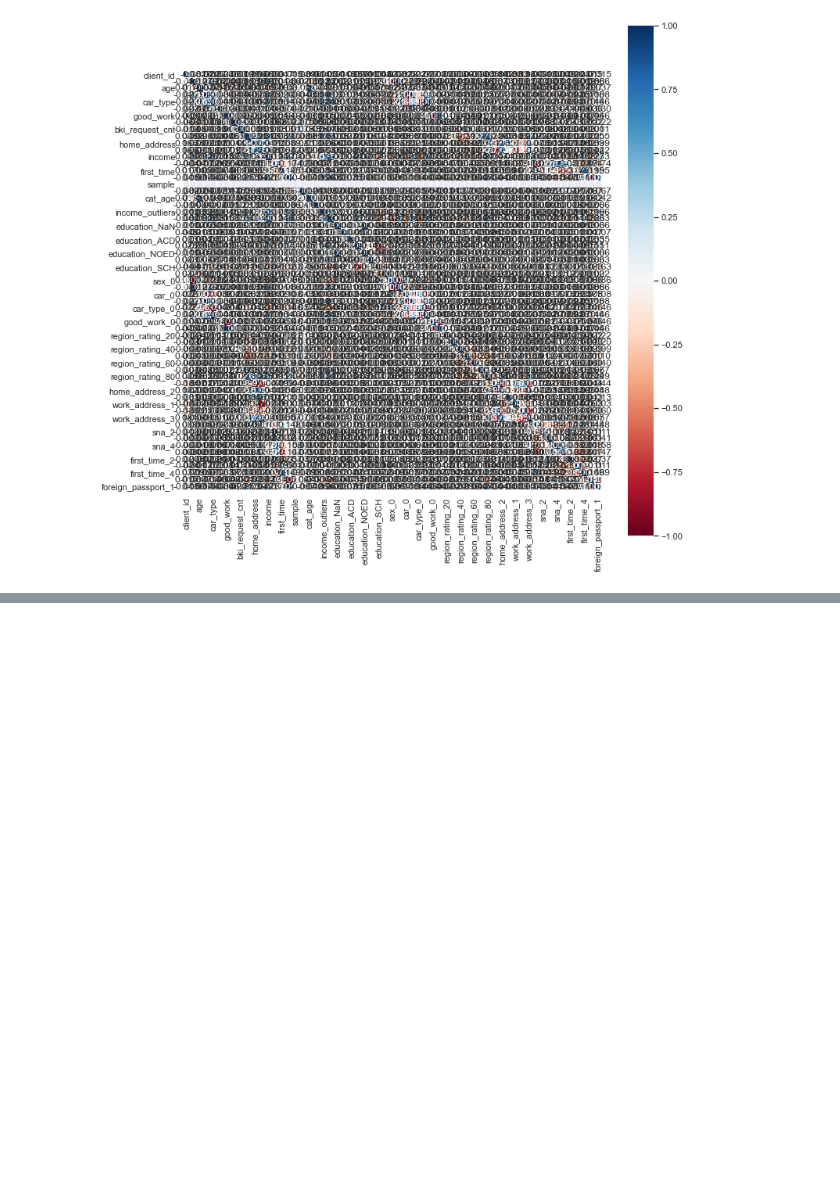
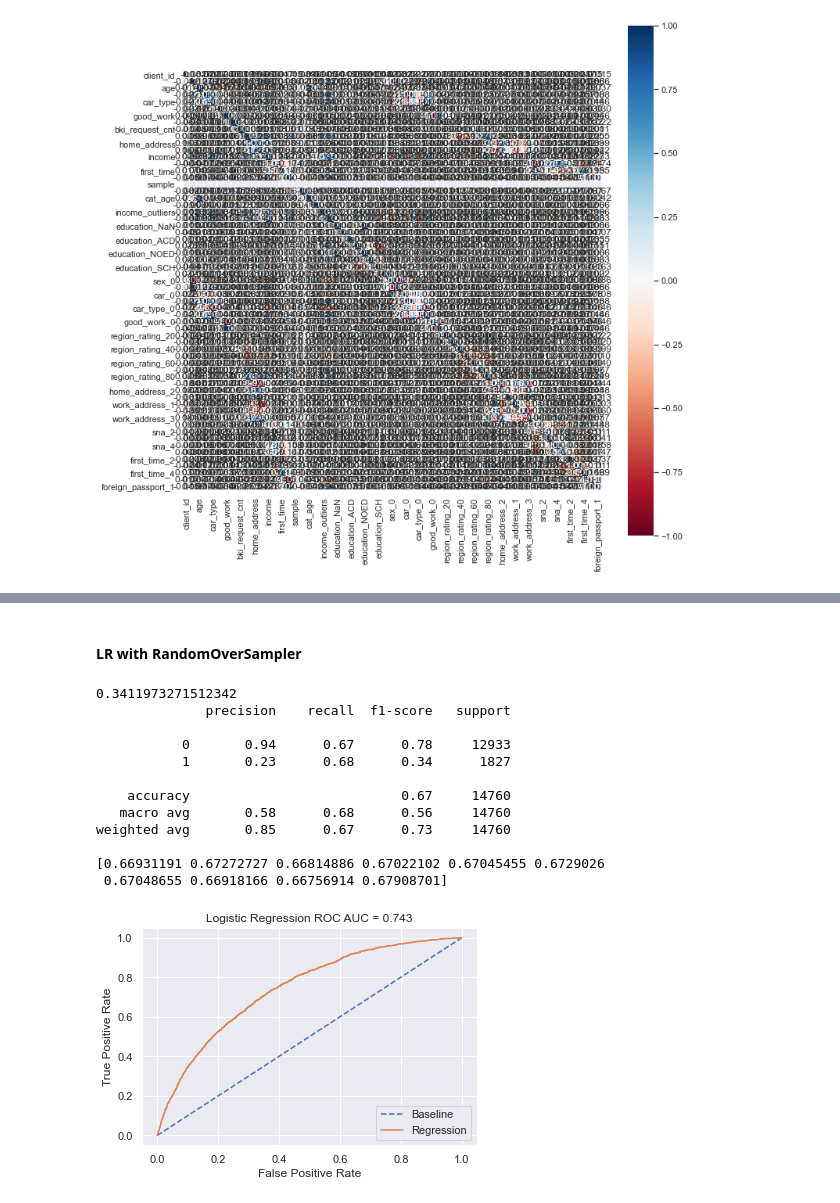
Before and after one commit to MichaelDockers/skillfactory_rds, a Jupyter notebook: module_5/Scoring_Project_Module_5.ipynb, the cells around one changed output, grey strips where cells are left out. Drawn from its saved outputs; the diff is of its cells as text; code cells hidden in the pictures; blank space fills up the shorter version.

```diff
--- a/module_5/Scoring_Project_Module_5.ipynb
+++ b/module_5/Scoring_Project_Module_5.ipynb
@@ -894,0 +826,18 @@ weighted avg       0.85      0.67      0.73     14760
+# %% [markdown]
+#### LR with RandomOverSampler
+# %%
+model(X_train_ros, X_valid, y_train_ros, y_valid)
+# %% [output]
+0.3411973271512342
+              precision    recall  f1-score   support
+
+           0       0.94      0.67      0.78     12933
+           1       0.23      0.68      0.34      1827
+
+    accuracy                           0.67     14760
+   macro avg       0.58      0.68      0.56     14760
+weighted avg       0.85      0.67      0.73     14760
+
+[0.66931191 0.67272727 0.66814886 0.67022102 0.67045455 0.6729026
+ 0.67048655 0.66918166 0.66756914 0.67908701]
+[figure, added]
```
Also changed, not shown: parts of 49 cells of this notebook.
